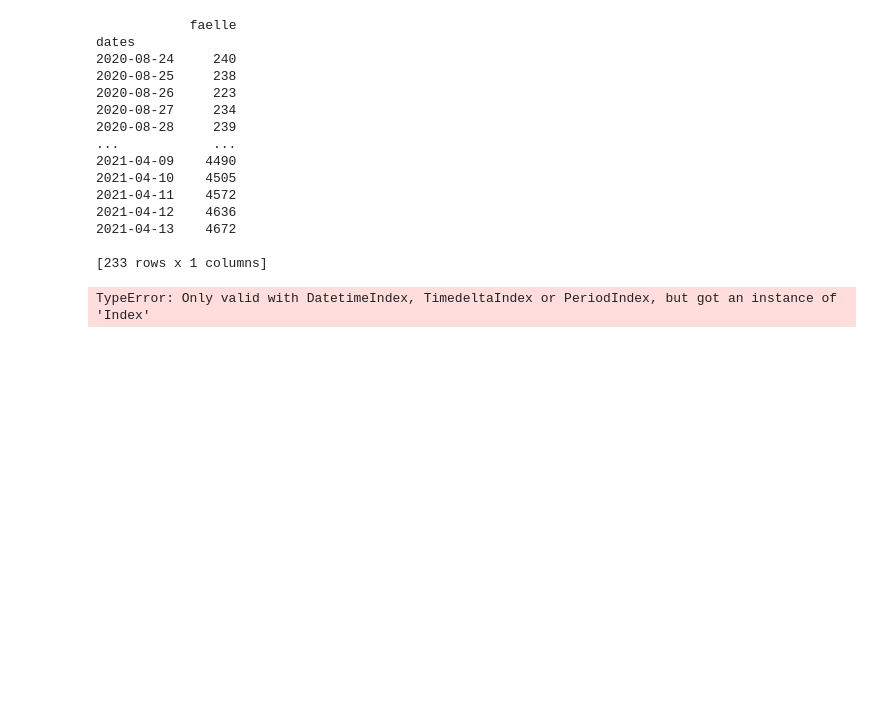
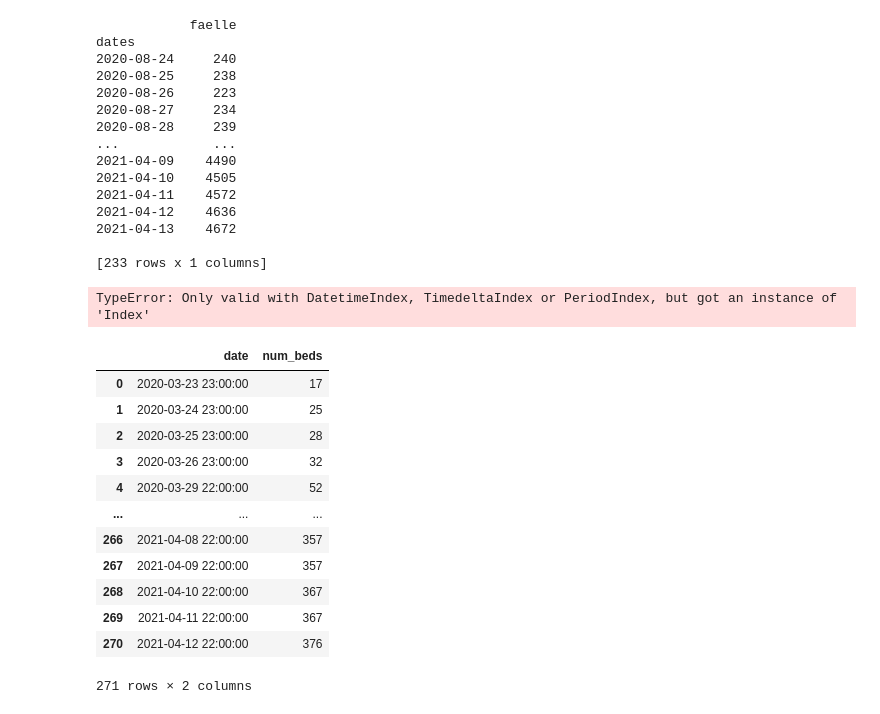
Before and after one commit to mkluge/covid-19, a Jupyter notebook: data/Michas Covid Plots.ipynb, the cells around one changed output. Saved outputs shown, nothing was run; the diff lists cells and outputs as text; code cells hidden in the pictures; blank space fills up the shorter version.

Commit message:
pull data from web

```diff
--- a/data/Michas Covid Plots.ipynb
+++ b/data/Michas Covid Plots.ipynb
@@ -174,20 +175,33 @@ testr = testsd[["date","positive_rate"]].copy()
 plt.figure()
 plt.plot(testr["date"][-20:],testr["positive_rate"][-20:])
 # %%
-#kh_sn = pd.read_json("https://www.coronavirus.sachsen.de/corona-statistics/rest/hospitalDevelopment.jsp")
+with urllib.request.urlopen("https://www.coronavirus.sachsen.de/corona-statistics/rest/hospitalDevelopment.jsp") as url:
+    data = json.loads(url.read().decode())
 # %%
-
-with open('hospitalDevelopment.json') as data_file:
-    data = json.load(data_file)
 num_bed_dates = [pd.to_datetime(int(x)/1000,unit="s") for [x,y] in data["numberOfBeds"]]
 num_beds = [y for [x,y] in data["numberOfBeds"]]
 num_itc_beds = [y for [x,y] in data["numberOfItsBeds"]]
 
 occ_bed_dates = [pd.to_datetime(int(x)/1000,unit="s") for [x,y] in data["numberOfOccupiedBeds"]]
 occ_beds = [y for [x,y] in data["numberOfOccupiedBeds"]]
 occ_itc_beds = [y for [x,y] in data["numberOfOccupiedItsBeds"]]
 
-df = pd.DataFrame(data={"date":occ_bed_dates,"num_beds":occ_beds})
+df = pd.DataFrame(data={"date":occ_bed_dates,"num_beds":occ_itc_beds})
+df
+# %% [output]
+|  | date | num_beds |
+| 0 | 2020-03-23 23:00:00 | 17 |
+| 1 | 2020-03-24 23:00:00 | 25 |
+| 2 | 2020-03-25 23:00:00 | 28 |
+| 3 | 2020-03-26 23:00:00 | 32 |
+| 4 | 2020-03-29 22:00:00 | 52 |
+| ... | ... | ... |
+| 266 | 2021-04-08 22:00:00 | 357 |
+| 267 | 2021-04-09 22:00:00 | 357 |
+| 268 | 2021-04-10 22:00:00 | 367 |
+| 269 | 2021-04-11 22:00:00 | 367 |
+| 270 | 2021-04-12 22:00:00 | 376 |
+271 rows × 2 columns
 # %%
 fig = px.line(df, x="date", y="num_beds", title='Anzahl Betten')
 fig.show()
```
Also changed, not shown: parts of 1 cell of this notebook.
